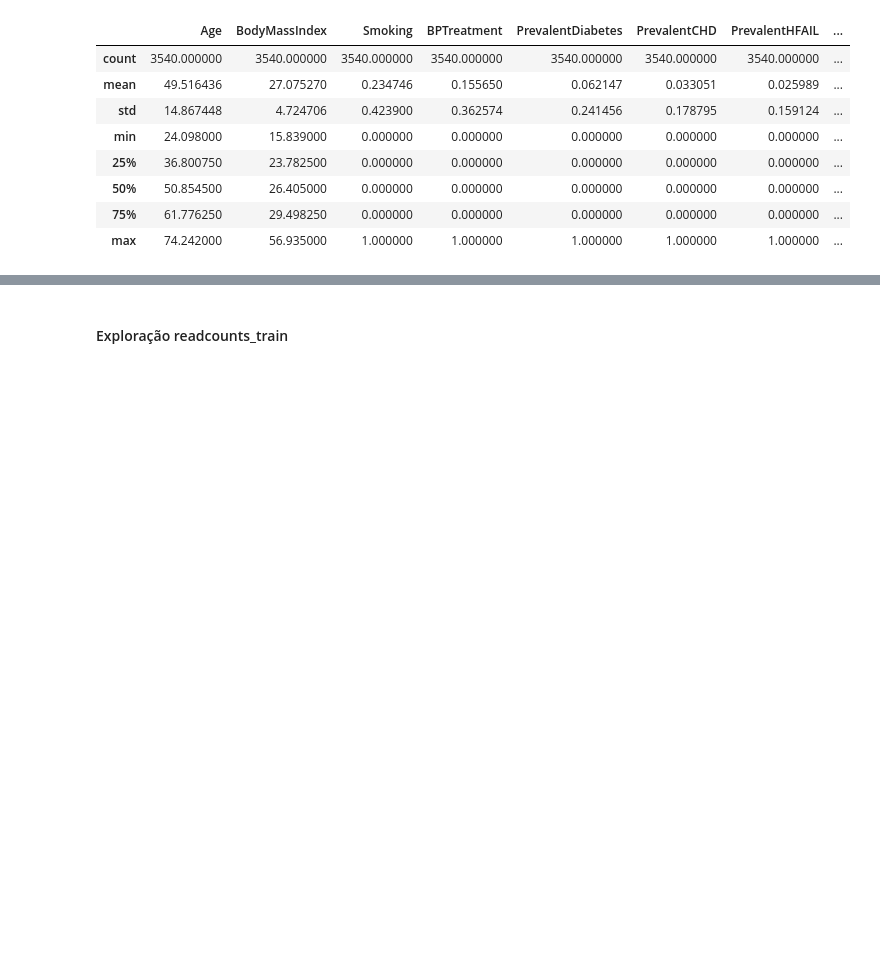
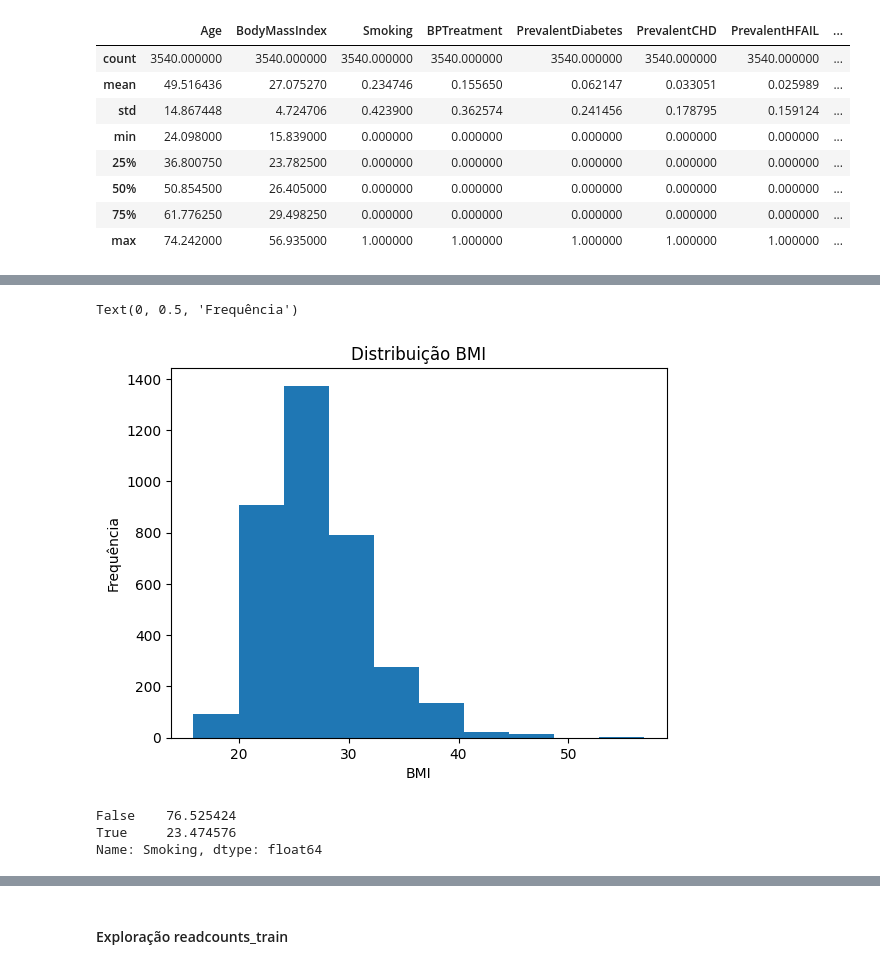
Before and after one commit to Malavita02/TrabalhoSIB, a Jupyter notebook: trabalho_inicial.ipynb, the cells around one changed output, grey strips where cells are left out. Saved outputs shown, nothing was run; the diff lists cells and outputs as text; code cells hidden in the pictures; blank space fills up the shorter version.

```diff
--- a/trabalho_inicial.ipynb
+++ b/trabalho_inicial.ipynb
@@ -69,0 +82,15 @@ pheno_train_nonaa.describe()
+# %%
+plt.hist(pheno_train["BodyMassIndex"])
+plt.title("Distribuição BMI")
+plt.xlabel("BMI")
+plt.ylabel("Frequência")
+# %% [output]
+Text(0, 0.5, 'Frequência')
+[figure, added]
+# %%
+perc_smoking = pd.Series.value_counts(pheno_train_nonaa["Smoking"] == 1) / pheno_train_nonaa.Smoking.size *100
+perc_smoking
+# %% [output]
+False    76.525424
+True     23.474576
+Name: Smoking, dtype: float64
```
Also changed, not shown: parts of 3 cells of this notebook.
